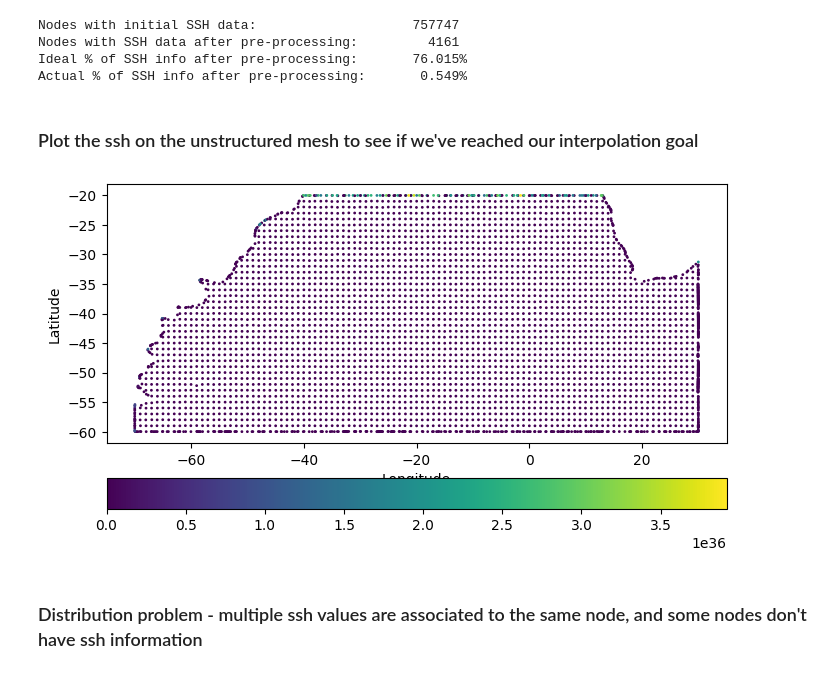
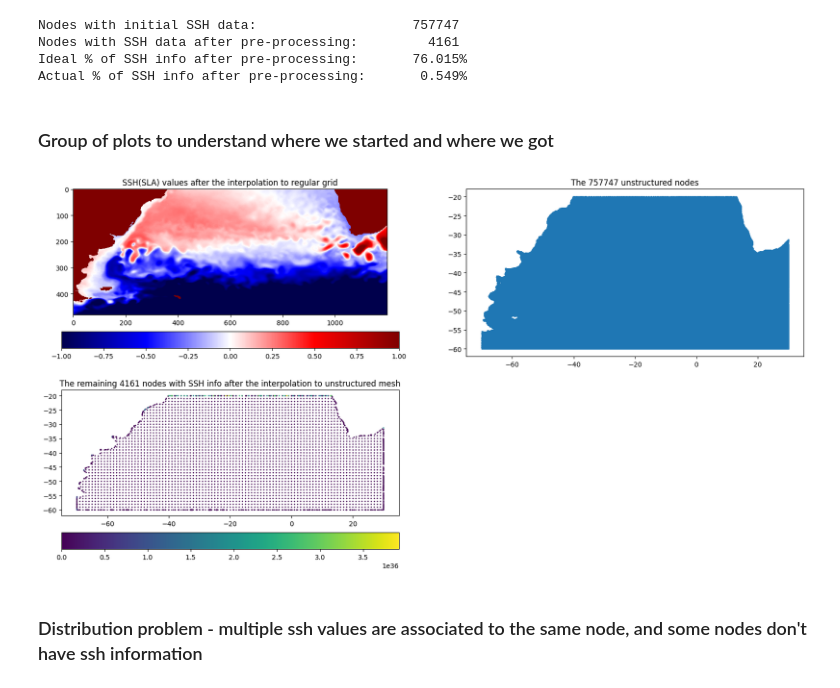
Before and after one commit to HPCI-Lab/eddiesML, a Jupyter notebook: src/pre_processing.ipynb, the cells around one changed output. Drawn from its saved outputs; the diff is of its cells as text; code cells hidden in the pictures.

Commit message:
Add group of plots to understand the process

```diff
--- a/src/pre_processing.ipynb
+++ b/src/pre_processing.ipynb
@@ -448,20 +445,31 @@ Nodes with SSH data after pre-processing:         4161
 Ideal % of SSH info after pre-processing:       76.015%
 Actual % of SSH info after pre-processing:       0.549%
 # %% [markdown]
-### Plot the ssh on the unstructured mesh to see if we've reached our interpolation goal
+### Group of plots to understand where we started and where we got
 # %%
 model_lon_roi = data_mesh.lon[data_mesh.nodes].values
 model_lat_roi = data_mesh.lat[data_mesh.nodes].values
-data_ssh = data_mesh.ssh.values
+uns_ssh = data_mesh.ssh.values
+str_ssh = data_02.ssh.values[0]
 
-plt.figure(figsize=(8, 4.5))
-plt.scatter(model_lon_roi, model_lat_roi, c=data_ssh, s=1)
-plt.xlabel('Longitude', size=10)
-plt.ylabel('Latitude', size=10)
-plt.colorbar(orientation='horizontal', pad=0.1)
+fig, axes = plt.subplots(2, 2, figsize=(20, 10))
+
+im = axes[0][0].imshow(np.flipud(str_ssh.T), cmap=cm.seismic, vmin=-1, vmax=1)
+axes[0][0].set_title("SSH(SLA) values after the interpolation to regular grid")
+cb = plt.colorbar(im, orientation='horizontal', pad=0.1, ax=axes[0][0])
+
+axes[0][1].scatter(model_lon_roi, model_lat_roi, s=1)
+axes[0][1].set_title(f"The {data_mesh.dims['nodes_subset']} unstructured nodes")
+
+im = axes[1][0].scatter(model_lon_roi, model_lat_roi, c=uns_ssh, s=1)
+axes[1][0].set_title(f"The remaining {not_nan_ssh} nodes with SSH info after the interpolation to unstructured mesh")
+plt.colorbar(im, orientation='horizontal', pad=0.1, ax=axes[1][0])
+
+axes[1][1].axis('off')
+
 plt.show()
 # %% [output]
-[figure, old version]
+[figure, new version]
 # %% [markdown]
 ### Distribution problem - multiple ssh values are associated to the same node, and some nodes don't have ssh information
 # %%
```
Also changed, not shown: parts of 2 cells of this notebook.
